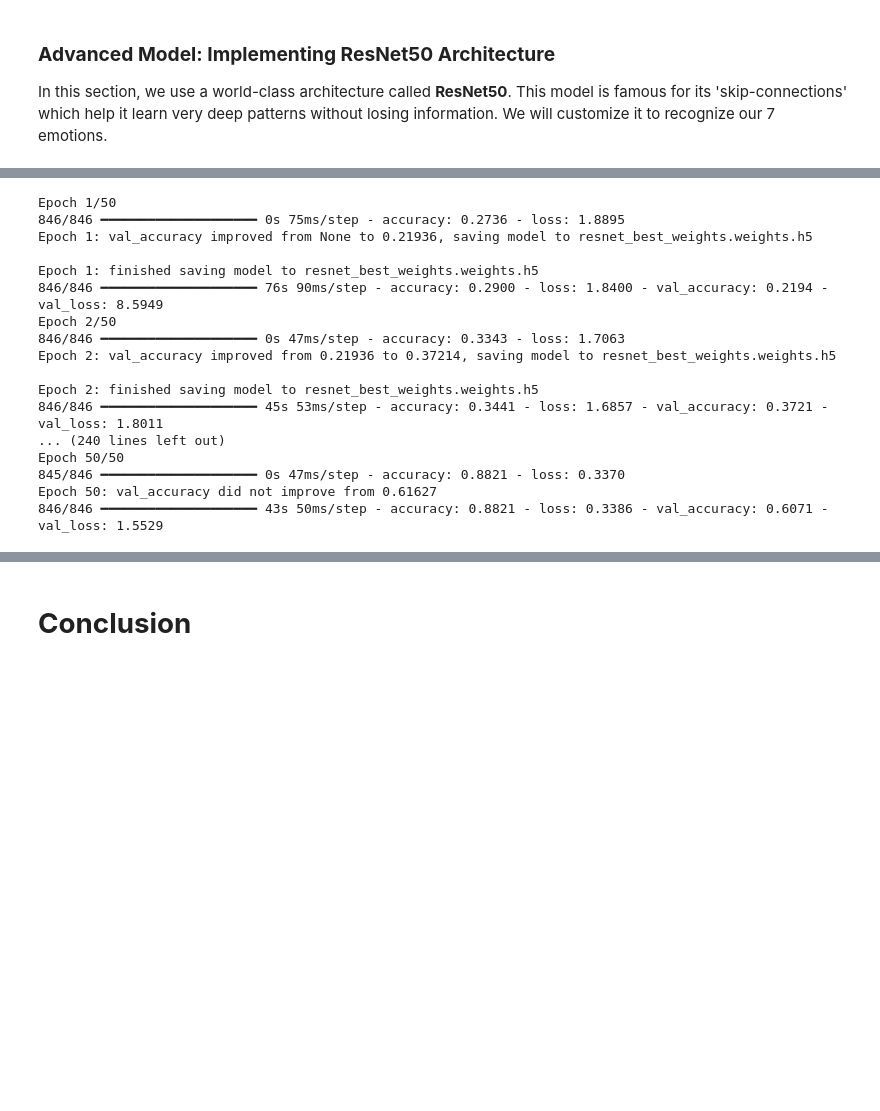
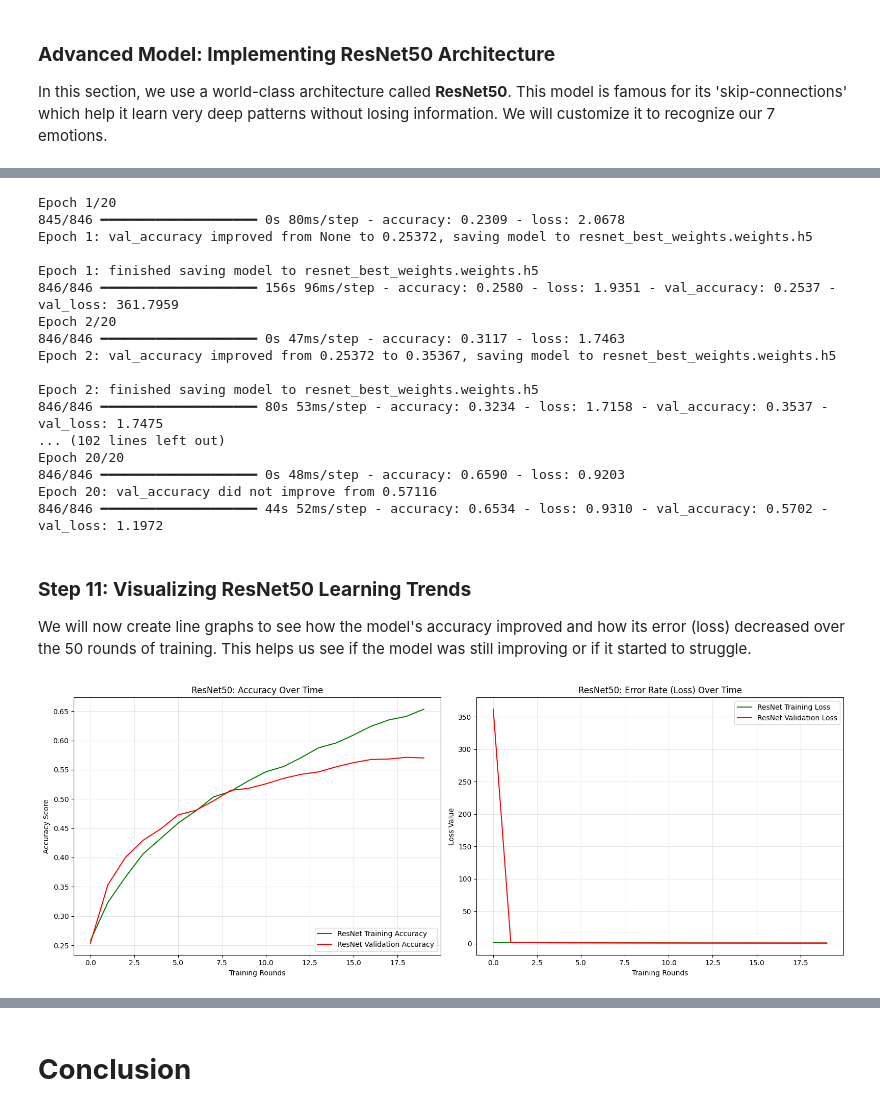
Before and after one commit to amol004/DeepFER-Facial-Emotion-Recognition-Using-Deep-Learning, a Jupyter notebook: DeepFER_Facial_Emotion_Recognition_Using_Deep_Learning.ipynb, the cells around one changed output, grey strips where cells are left out. Cells and saved outputs as stored; diff of their text form; code cells hidden in the pictures; blank space fills up the shorter version.

```diff
--- a/DeepFER_Facial_Emotion_Recognition_Using_Deep_Learning.ipynb
+++ b/DeepFER_Facial_Emotion_Recognition_Using_Deep_Learning.ipynb
@@ -1192,26 +1175,72 @@ resnet_weight_saver = ModelCheckpoint(
 resnet_training_results = resnet_emotion_ai.fit(
     train_batch_stream,
     steps_per_epoch=len(train_batch_stream),
-    epochs=50,
+    epochs=20,
     validation_data=test_batch_stream,
     validation_steps=len(test_batch_stream),
     callbacks=[resnet_weight_saver]
 )
 # %% [output]
-Epoch 1/50
-846/846 ━━━━━━━━━━━━━━━━━━━━ 0s 75ms/step - accuracy: 0.2736 - loss: 1.8895
-Epoch 1: val_accuracy improved from None to 0.21936, saving model to resnet_best_weights.weights.h5
+Epoch 1/20
+845/846 ━━━━━━━━━━━━━━━━━━━━ 0s 80ms/step - accuracy: 0.2309 - loss: 2.0678
+Epoch 1: val_accuracy improved from None to 0.25372, saving model to resnet_best_weights.weights.h5
 
 Epoch 1: finished saving model to resnet_best_weights.weights.h5
-846/846 ━━━━━━━━━━━━━━━━━━━━ 76s 90ms/step - accuracy: 0.2900 - loss: 1.8400 - val_accuracy: 0.2194 - val_loss: 8.5949
-Epoch 2/50
-846/846 ━━━━━━━━━━━━━━━━━━━━ 0s 47ms/step - accuracy: 0.3343 - loss: 1.7063
-Epoch 2: val_accuracy improved from 0.21936 to 0.37214, saving model to resnet_best_weights.weights.h5
+846/846 ━━━━━━━━━━━━━━━━━━━━ 156s 96ms/step - accuracy: 0.2580 - loss: 1.9351 - val_accuracy: 0.2537 - val_loss: 361.7959
+Epoch 2/20
+846/846 ━━━━━━━━━━━━━━━━━━━━ 0s 47ms/step - accuracy: 0.3117 - loss: 1.7463
+Epoch 2: val_accuracy improved from 0.25372 to 0.35367, saving model to resnet_best_weights.weights.h5
 
 Epoch 2: finished saving model to resnet_best_weights.weights.h5
-846/846 ━━━━━━━━━━━━━━━━━━━━ 45s 53ms/step - accuracy: 0.3441 - loss: 1.6857 - val_accuracy: 0.3721 - val_loss: 1.8011
-... (240 lines left out)
-Epoch 50/50
-845/846 ━━━━━━━━━━━━━━━━━━━━ 0s 47ms/step - accuracy: 0.8821 - loss: 0.3370
-Epoch 50: val_accuracy did not improve from 0.61627
-846/846 ━━━━━━━━━━━━━━━━━━━━ 43s 50ms/step - accuracy: 0.8821 - loss: 0.3386 - val_accuracy: 0.6071 - val_loss: 1.5529
+846/846 ━━━━━━━━━━━━━━━━━━━━ 80s 53ms/step - accuracy: 0.3234 - loss: 1.7158 - val_accuracy: 0.3537 - val_loss: 1.7475
+... (102 lines left out)
+Epoch 20/20
+846/846 ━━━━━━━━━━━━━━━━━━━━ 0s 48ms/step - accuracy: 0.6590 - loss: 0.9203
+Epoch 20: val_accuracy did not improve from 0.57116
+846/846 ━━━━━━━━━━━━━━━━━━━━ 44s 52ms/step - accuracy: 0.6534 - loss: 0.9310 - val_accuracy: 0.5702 - val_loss: 1.1972
+# %% [markdown]
+### **Step 11: Visualizing ResNet50 Learning Trends**
+
+We will now create line graphs to see how the model's accuracy improved and how its error (loss) decreased over the 50 rounds of training. This helps us see if the model was still improving or if it started to struggle.
+# %%
+# --- Import the drawing tool ---
+import matplotlib.pyplot as plt
+
+# --- Extract the performance numbers from the training record ---
+# These variables hold the scores for each round (epoch)
+resnet_acc_list = resnet_training_results.history['accuracy']
+resnet_val_acc_list = resnet_training_results.history['val_accuracy']
+resnet_loss_list = resnet_training_results.history['loss']
+resnet_val_loss_list = resnet_training_results.history['val_loss']
+
+# --- Count how many rounds we actually ran ---
+rounds_count = range(len(resnet_acc_list))
+
+# --- Prepare a large canvas for two side-by-side charts ---
+plt.figure(figsize=(16, 6))
+
+# --- CHART 1: Accuracy (Higher is better) ---
+plt.subplot(1, 2, 1) # Position: 1st row, 2nd column, 1st plot
+plt.plot(rounds_count, resnet_acc_list, 'g-', label='ResNet Training Accuracy')
+plt.plot(rounds_count, resnet_val_acc_list, 'r-', label='ResNet Validation Accuracy')
+plt.title('ResNet50: Accuracy Over Time')
+plt.xlabel('Training Rounds')
+plt.ylabel('Accuracy Score')
+plt.legend(loc='lower right')
+plt.grid(True, alpha=0.3)
+
+# --- CHART 2: Loss (Lower is better) ---
+plt.subplot(1, 2, 2) # Position: 1st row, 2nd column, 2nd plot
+plt.plot(rounds_count, resnet_loss_list, 'g-', label='ResNet Training Loss')
+plt.plot(rounds_count, resnet_val_loss_list, 'r-', label='ResNet Validation Loss')
+plt.title('ResNet50: Error Rate (Loss) Over Time')
+plt.xlabel('Training Rounds')
+plt.ylabel('Loss Value')
+plt.legend(loc='upper right')
+plt.grid(True, alpha=0.3)
+
+# --- Final display cleanup ---
+plt.tight_layout()
+plt.show()
+# %% [output]
+[figure, added]
```
Also changed, not shown: parts of 10 cells of this notebook.
